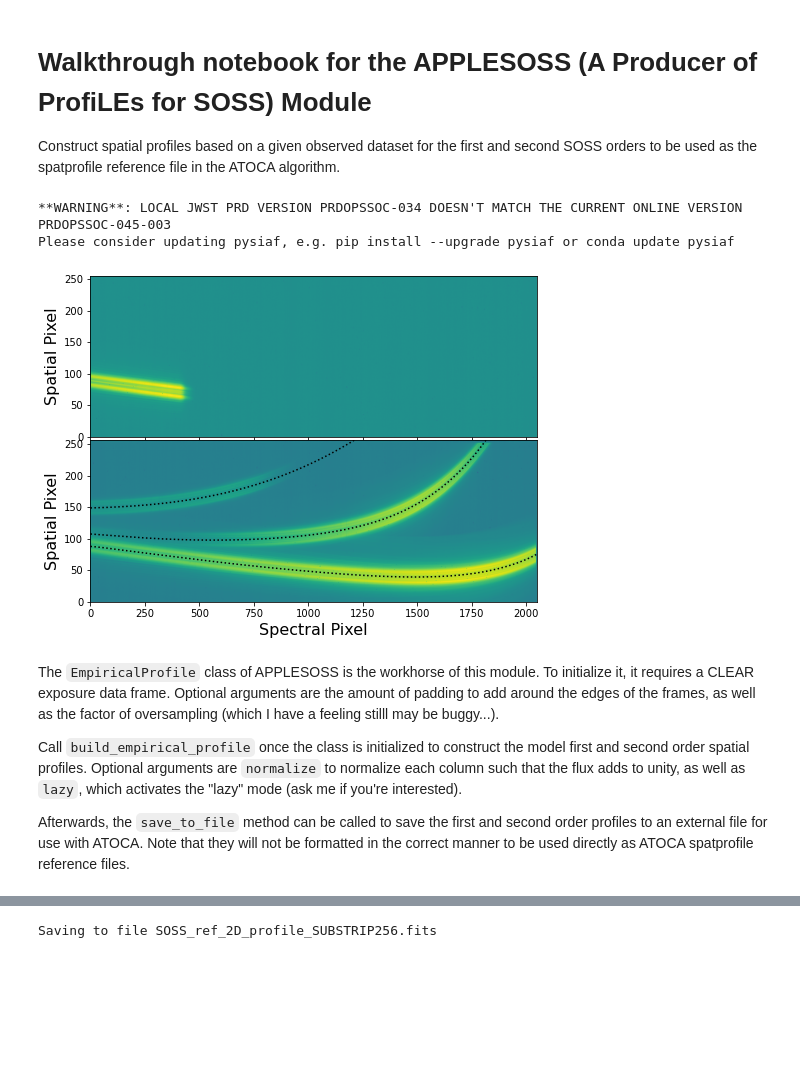
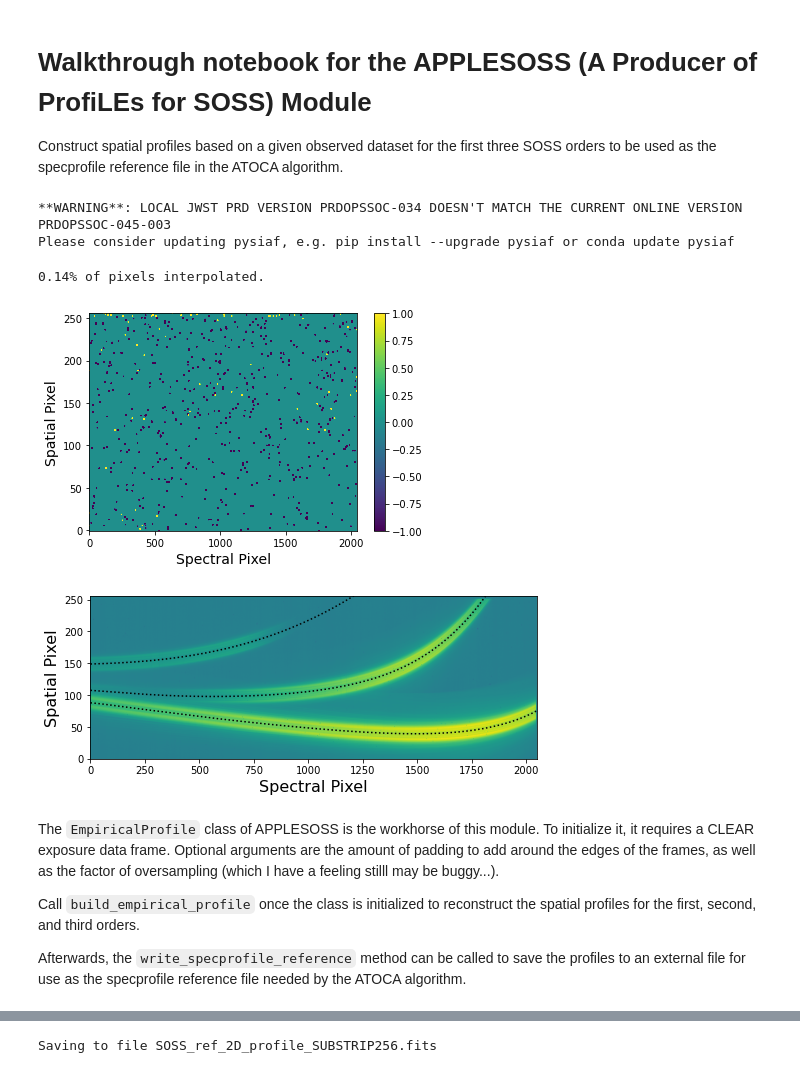
Before and after one commit to njcuk9999/jwst-mtl, a Jupyter notebook: SOSS/APPLESOSS/applesoss_demo.ipynb, the cells around one changed output, grey strips where cells are left out. Drawn from its saved outputs; the diff is of its cells as text; code cells hidden in the pictures; blank space fills up the shorter version.

````diff
--- a/SOSS/APPLESOSS/applesoss_demo.ipynb
+++ b/SOSS/APPLESOSS/applesoss_demo.ipynb
@@ -1,6 +1,6 @@
 # %% [markdown]
 # Walkthrough notebook for the APPLESOSS (A Producer of ProfiLEs for SOSS) Module
-Construct spatial profiles based on a given observed dataset for the first and second SOSS orders to be used as the spatprofile reference file in the ATOCA algorithm.
+Construct spatial profiles based on a given observed dataset for the first three SOSS orders to be used as the specprofile reference file in the ATOCA algorithm.
 # %%
 from astropy.io import fits
 from matplotlib.colorbar import Colorbar
@@ -19,56 +19,43 @@ from SOSS.extract.applesoss import applesoss
 **WARNING**: LOCAL JWST PRD VERSION PRDOPSSOC-034 DOESN'T MATCH THE CURRENT ONLINE VERSION PRDOPSSOC-045-003
 Please consider updating pysiaf, e.g. pip install --upgrade pysiaf or conda update pysiaf
 # %%
-clear = fits.getdata('/Users/michaelradica/transfer/IDTSOSS_clear_noisy_1_flatfieldstep.fits', 1)
-f277 = fits.getdata('/Users/michaelradica/transfer/IDTSOSS_f277_noisy_1_flatfieldstep.fits', 1)
-clear = np.nansum(clear, axis=0)
-f277 = np.nansum(f277, axis=0)
+# Open a simulated data set.
+clear = fits.getdata('Ref_files/simulated_data.fits', 0)
 
-# Add a floor level such that all pixels are positive
-# Are we introducing any biases by doing this?
+# Add a floor level so that all pixels are positive.
 floor = np.nanpercentile(clear, 0.1)
 clear -= floor
-floor_f277 = np.nanpercentile(f277, 0.1)
-f277 -= floor_f277
 
 # Replace bad pixels.
-#clear = replace_badpix(clear, verbose=3)
-#f277 = replace_badpix(f277, verbose=3)
+clear = replace_badpix(clear, verbose=3)
+#clear += floor
+# %% [output]
+0.14% of pixels interpolated.
+[figure, added]
 # %%
 # Get the trace centroids for all three orders.
 cen = get_soss_centroids(clear, subarray='SUBSTRIP256')
 
 # Plot the data frames
-fig = plt.figure(figsize=(8, 6))
-gs = gridspec.GridSpec(2, 1, height_ratios=[1, 1])
+fig = plt.figure(figsize=(8, 3))
+plt.imshow(np.log10(clear), origin='lower', aspect='auto')
+plt.plot(cen['order 1']['X centroid'], cen['order 1']['Y centroid'], ls=':', c='black')
+plt.plot(cen['order 2']['X centroid'], cen['order 2']['Y centroid'], ls=':', c='black')
+plt.plot(cen['order 3']['X centroid'], cen['order 3']['Y centroid'], ls=':', c='black')
 
-ax1 = plt.subplot(gs[0])
-plt.imshow(np.log10(f277), origin='lower', aspect='auto')
-ax1.set_ylabel('Spatial Pixel', fontsize=16)
-ax1.xaxis.set_major_formatter(plt.NullFormatter())
-
-ax2 = plt.subplot(gs[1])
-plt.imshow(np.log10(clear), origin='lower', aspect='auto')
-ax2.plot(cen['order 1']['X centroid'], cen['order 1']['Y centroid'], ls=':', c='black')
-ax2.plot(cen['order 2']['X centroid'], cen['order 2']['Y centroid'], ls=':', c='black')
-ax2.plot(cen['order 3']['X centroid'], cen['order 3']['Y centroid'], ls=':', c='black')
-
-ax2.set_xlabel('Spectral Pixel', fontsize=16)
-ax2.set_ylabel('Spatial Pixel', fontsize=16)
-ax2.set_ylim(0, 256)
-
-plt.subplots_adjust(wspace=0, hspace=0.02)
+plt.xlabel('Spectral Pixel', fontsize=16)
+plt.ylabel('Spatial Pixel', fontsize=16)
+plt.ylim(0, 256)
 plt.show()
 
 # Add back the floor level
 clear += floor
-f277 += floor_f277
 # %% [output]
-[figure, old version]
+[figure, new version]
 # %% [markdown]
 The ```EmpiricalProfile``` class of APPLESOSS is the workhorse of this module. To initialize it, it requires a CLEAR exposure data frame. Optional arguments are the amount of padding to add around the edges of the frames, as well as the factor of oversampling (which I have a feeling stilll may be buggy...).
 
-Call ```build_empirical_profile``` once the class is initialized to construct the model first and second order spatial profiles. Optional arguments are ```normalize``` to normalize each column such that the flux adds to unity, as well as ```lazy```, which activates the "lazy" mode (ask me if you're interested).
+Call ```build_empirical_profile``` once the class is initialized to reconstruct the spatial profiles for the first, second, and third orders.
 
-Afterwards, the ```save_to_file``` method can be called to save the first and second order profiles to an external file for use with ATOCA. Note that they will not be formatted in the correct manner to be used directly as ATOCA spatprofile reference files.
+Afterwards, the ```write_specprofile_reference``` method can be called to save the profiles to an external file for use as the specprofile reference file needed by the ATOCA algorithm.
 # %%
````
Also changed, not shown: parts of 5 cells of this notebook, 3 other files.
